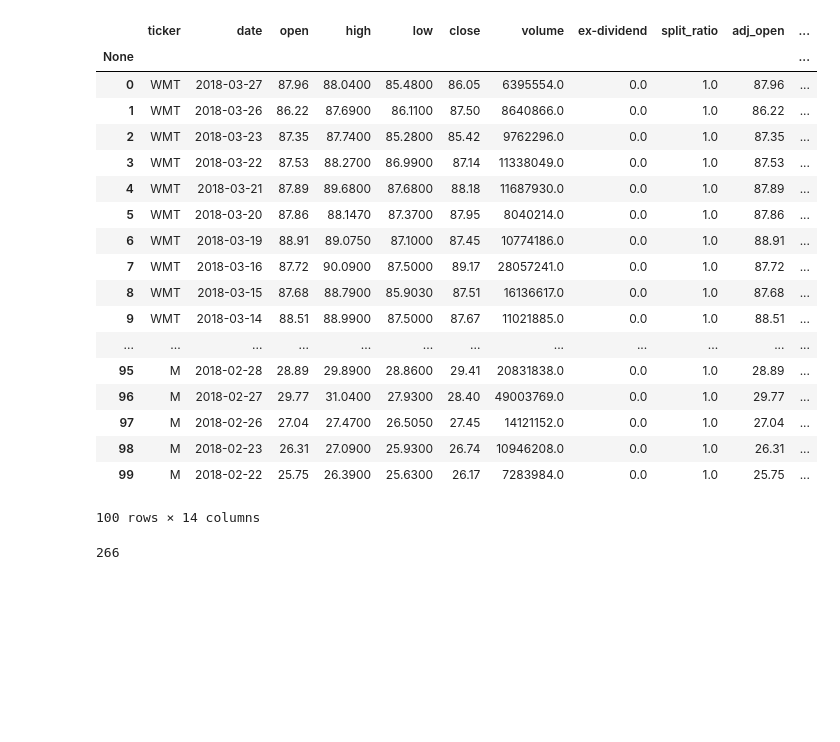
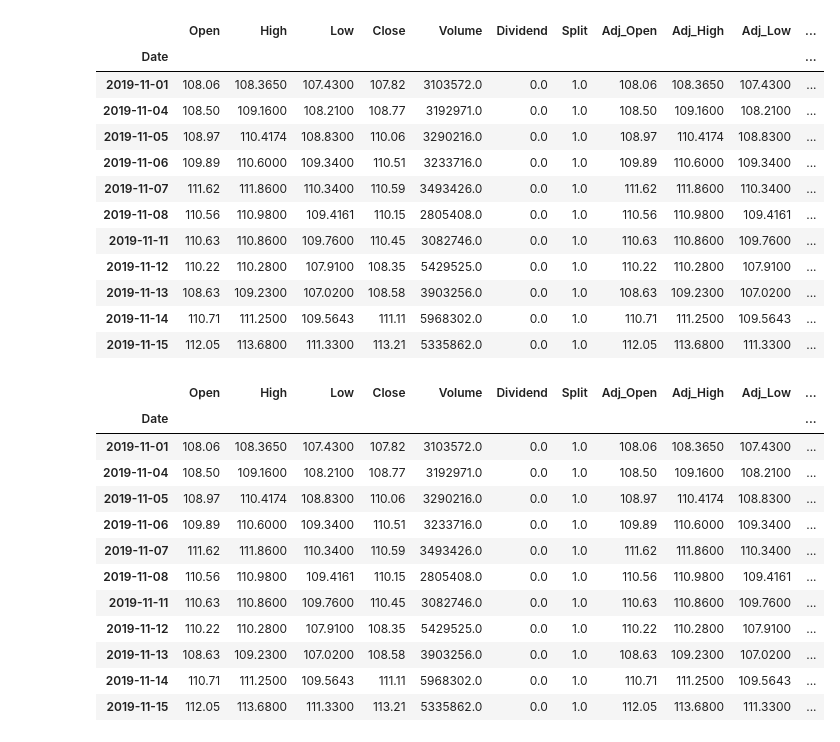
Before and after one commit to gofish1234/MachineLearning, a Jupyter notebook: Stockdata.ipynb, the cells around one changed output. Cells and saved outputs as stored; diff of their text form; code cells hidden in the pictures; blank space fills up the shorter version.

```diff
--- a/Stockdata.ipynb
+++ b/Stockdata.ipynb
@@ -17,26 +10,0 @@ data = quandl.get_table('WIKI/PRICES',
-# %%
-data.head(100)
-# %% [output]
-|  | ticker | date | open | high | low | close | volume | ex-dividend | split_ratio | adj_open | ... |
-| None |  |  |  |  |  |  |  |  |  |  | ... |
-| 0 | WMT | 2018-03-27 | 87.96 | 88.0400 | 85.4800 | 86.05 | 6395554.0 | 0.0 | 1.0 | 87.96 | ... |
-| 1 | WMT | 2018-03-26 | 86.22 | 87.6900 | 86.1100 | 87.50 | 8640866.0 | 0.0 | 1.0 | 86.22 | ... |
-| 2 | WMT | 2018-03-23 | 87.35 | 87.7400 | 85.2800 | 85.42 | 9762296.0 | 0.0 | 1.0 | 87.35 | ... |
-| 3 | WMT | 2018-03-22 | 87.53 | 88.2700 | 86.9900 | 87.14 | 11338049.0 | 0.0 | 1.0 | 87.53 | ... |
-| 4 | WMT | 2018-03-21 | 87.89 | 89.6800 | 87.6800 | 88.18 | 11687930.0 | 0.0 | 1.0 | 87.89 | ... |
-| 5 | WMT | 2018-03-20 | 87.86 | 88.1470 | 87.3700 | 87.95 | 8040214.0 | 0.0 | 1.0 | 87.86 | ... |
-| 6 | WMT | 2018-03-19 | 88.91 | 89.0750 | 87.1000 | 87.45 | 10774186.0 | 0.0 | 1.0 | 88.91 | ... |
-| 7 | WMT | 2018-03-16 | 87.72 | 90.0900 | 87.5000 | 89.17 | 28057241.0 | 0.0 | 1.0 | 87.72 | ... |
-| 8 | WMT | 2018-03-15 | 87.68 | 88.7900 | 85.9030 | 87.51 | 16136617.0 | 0.0 | 1.0 | 87.68 | ... |
-| 9 | WMT | 2018-03-14 | 88.51 | 88.9900 | 87.5000 | 87.67 | 11021885.0 | 0.0 | 1.0 | 88.51 | ... |
-| ... | ... | ... | ... | ... | ... | ... | ... | ... | ... | ... | ... |
-| 95 | M | 2018-02-28 | 28.89 | 29.8900 | 28.8600 | 29.41 | 20831838.0 | 0.0 | 1.0 | 28.89 | ... |
-| 96 | M | 2018-02-27 | 29.77 | 31.0400 | 27.9300 | 28.40 | 49003769.0 | 0.0 | 1.0 | 29.77 | ... |
-| 97 | M | 2018-02-26 | 27.04 | 27.4700 | 26.5050 | 27.45 | 14121152.0 | 0.0 | 1.0 | 27.04 | ... |
-| 98 | M | 2018-02-23 | 26.31 | 27.0900 | 25.9300 | 26.74 | 10946208.0 | 0.0 | 1.0 | 26.31 | ... |
-| 99 | M | 2018-02-22 | 25.75 | 26.3900 | 25.6300 | 26.17 | 7283984.0 | 0.0 | 1.0 | 25.75 | ... |
-100 rows × 14 columns
-# %%
-len(data)
-# %% [output]
-266
@@ -44,0 +11,20 @@ data.to_csv("stockdata.csv", index=True, header=True)
+# %%
+start = pd.to_datetime('2019-11-01')
+end = pd.to_datetime('2019-11-17')
+data_TGT = quandl.get('EOD/TGT', start_date='2019-11-01', end_date='2019-11-17')
+# %%
+data_TGT.head(20)
+# %% [output]
+|  | Open | High | Low | Close | Volume | Dividend | Split | Adj_Open | Adj_High | Adj_Low | ... |
+| Date |  |  |  |  |  |  |  |  |  |  | ... |
+| 2019-11-01 | 108.06 | 108.3650 | 107.4300 | 107.82 | 3103572.0 | 0.0 | 1.0 | 108.06 | 108.3650 | 107.4300 | ... |
+| 2019-11-04 | 108.50 | 109.1600 | 108.2100 | 108.77 | 3192971.0 | 0.0 | 1.0 | 108.50 | 109.1600 | 108.2100 | ... |
+| 2019-11-05 | 108.97 | 110.4174 | 108.8300 | 110.06 | 3290216.0 | 0.0 | 1.0 | 108.97 | 110.4174 | 108.8300 | ... |
+| 2019-11-06 | 109.89 | 110.6000 | 109.3400 | 110.51 | 3233716.0 | 0.0 | 1.0 | 109.89 | 110.6000 | 109.3400 | ... |
+| 2019-11-07 | 111.62 | 111.8600 | 110.3400 | 110.59 | 3493426.0 | 0.0 | 1.0 | 111.62 | 111.8600 | 110.3400 | ... |
+| 2019-11-08 | 110.56 | 110.9800 | 109.4161 | 110.15 | 2805408.0 | 0.0 | 1.0 | 110.56 | 110.9800 | 109.4161 | ... |
+| 2019-11-11 | 110.63 | 110.8600 | 109.7600 | 110.45 | 3082746.0 | 0.0 | 1.0 | 110.63 | 110.8600 | 109.7600 | ... |
+| 2019-11-12 | 110.22 | 110.2800 | 107.9100 | 108.35 | 5429525.0 | 0.0 | 1.0 | 110.22 | 110.2800 | 107.9100 | ... |
+| 2019-11-13 | 108.63 | 109.2300 | 107.0200 | 108.58 | 3903256.0 | 0.0 | 1.0 | 108.63 | 109.2300 | 107.0200 | ... |
+| 2019-11-14 | 110.71 | 111.2500 | 109.5643 | 111.11 | 5968302.0 | 0.0 | 1.0 | 110.71 | 111.2500 | 109.5643 | ... |
+| 2019-11-15 | 112.05 | 113.6800 | 111.3300 | 113.21 | 5335862.0 | 0.0 | 1.0 | 112.05 | 113.6800 | 111.3300 | ... |
@@ -44,0 +33,16 @@ data.to_csv("stockdata.csv", index=True, header=True)
+# %%
+data_TGT
+# %% [output]
+|  | Open | High | Low | Close | Volume | Dividend | Split | Adj_Open | Adj_High | Adj_Low | ... |
+| Date |  |  |  |  |  |  |  |  |  |  | ... |
+| 2019-11-01 | 108.06 | 108.3650 | 107.4300 | 107.82 | 3103572.0 | 0.0 | 1.0 | 108.06 | 108.3650 | 107.4300 | ... |
+| 2019-11-04 | 108.50 | 109.1600 | 108.2100 | 108.77 | 3192971.0 | 0.0 | 1.0 | 108.50 | 109.1600 | 108.2100 | ... |
+| 2019-11-05 | 108.97 | 110.4174 | 108.8300 | 110.06 | 3290216.0 | 0.0 | 1.0 | 108.97 | 110.4174 | 108.8300 | ... |
+| 2019-11-06 | 109.89 | 110.6000 | 109.3400 | 110.51 | 3233716.0 | 0.0 | 1.0 | 109.89 | 110.6000 | 109.3400 | ... |
+| 2019-11-07 | 111.62 | 111.8600 | 110.3400 | 110.59 | 3493426.0 | 0.0 | 1.0 | 111.62 | 111.8600 | 110.3400 | ... |
+| 2019-11-08 | 110.56 | 110.9800 | 109.4161 | 110.15 | 2805408.0 | 0.0 | 1.0 | 110.56 | 110.9800 | 109.4161 | ... |
+| 2019-11-11 | 110.63 | 110.8600 | 109.7600 | 110.45 | 3082746.0 | 0.0 | 1.0 | 110.63 | 110.8600 | 109.7600 | ... |
+| 2019-11-12 | 110.22 | 110.2800 | 107.9100 | 108.35 | 5429525.0 | 0.0 | 1.0 | 110.22 | 110.2800 | 107.9100 | ... |
+| 2019-11-13 | 108.63 | 109.2300 | 107.0200 | 108.58 | 3903256.0 | 0.0 | 1.0 | 108.63 | 109.2300 | 107.0200 | ... |
+| 2019-11-14 | 110.71 | 111.2500 | 109.5643 | 111.11 | 5968302.0 | 0.0 | 1.0 | 110.71 | 111.2500 | 109.5643 | ... |
+| 2019-11-15 | 112.05 | 113.6800 | 111.3300 | 113.21 | 5335862.0 | 0.0 | 1.0 | 112.05 | 113.6800 | 111.3300 | ... |
```
Also changed, not shown: parts of 9 cells of this notebook, 1 other file.
